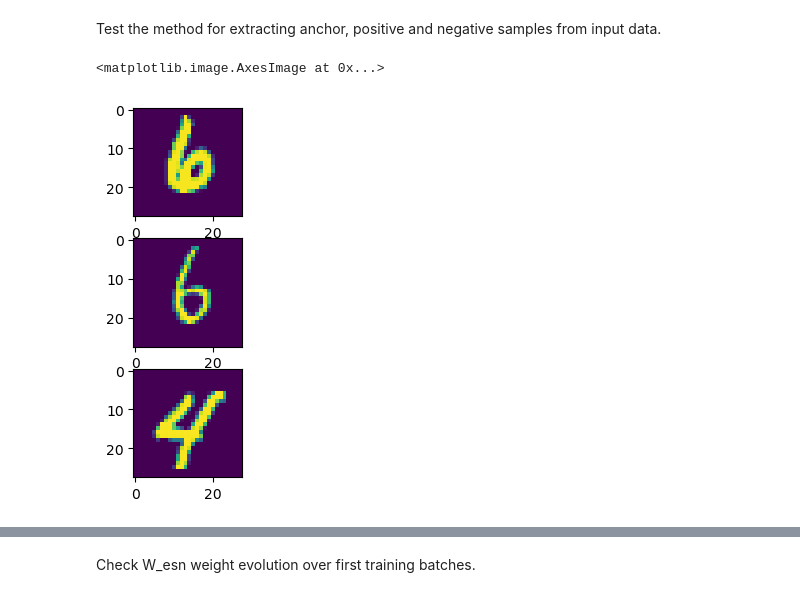
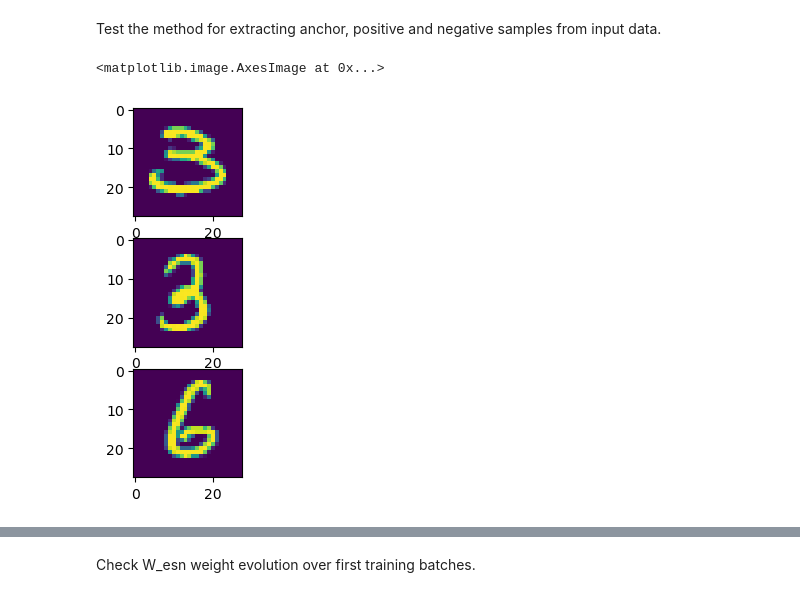
Before and after one commit to jembennettuk/esn2sparse, a Jupyter notebook: test.ipynb, the cells around one changed output, grey strips where cells are left out. Saved outputs shown, nothing was run; the diff lists cells and outputs as text; code cells hidden in the pictures.

```diff
--- a/test.ipynb
+++ b/test.ipynb
@@ -45,35 +46,39 @@ import time
 x = il.X_val
 label = il.label_val
 # Preallocate memory for positive and negative examples
 minibatch_size = 20
 positive = torch.zeros(minibatch_size, x.shape[1], x.shape[2])
 negative = torch.zeros(minibatch_size, x.shape[1], x.shape[2])
 # Select anchor samples for this batch
 n = 0
 N_samp = x.shape[0]
 anch_ind = range(n*minibatch_size,min((n+1)*minibatch_size, N_samp))
 anchor = torch.clone(x[anch_ind,:])
 anch_lab = label[anch_ind]
+permuteind = np.random.permutation(minibatch_size)
+anchor = anchor[permuteind,:]
+anch_lab = anch_lab[permuteind]
+
 # Select positive and negative samples for this minibatch
 nanch_ind = np.delete(np.arange(0, N_samp), anch_ind) # not anchor indeces
 for l in torch.unique(anch_lab):
     indl = anch_lab==l # logical index into anchor
     Nindl = sum(indl)  # no. samples with label l in this batch
     indp = nanch_ind[label[nanch_ind]==l] # index into positive samples
     indn = nanch_ind[label[nanch_ind]!=l] # index into negative samples
     indp = indp[np.random.randint(0, len(indp), Nindl.item())] # Select Nindl indeces for positive samples
     indn = indn[np.random.randint(0, len(indn), Nindl.item())] # Select Nindl indeces for negative samples
     positive[indl,:] = torch.clone(x[indp,:]) # Allocate positive samples
     negative[indl,:] = torch.clone(x[indn,:]) # Allocate negative samples
 
 fig, ax = pl.subplots(3)
-j=19
+j=0
 ax[0].imshow(anchor[j,:,:])
 ax[1].imshow(positive[j,:,:])
 ax[2].imshow(negative[j,:,:])
 # %% [output]
 <matplotlib.image.AxesImage at 0x...>
-[figure, old version]
+[figure, new version]
 # %%
 x = torch.load('/home/jb739/sheffield/proj/esn2sparse/data/met_save.pt')
 x.shape
```
Also changed, not shown: parts of 8 cells of this notebook, 4 other files.
